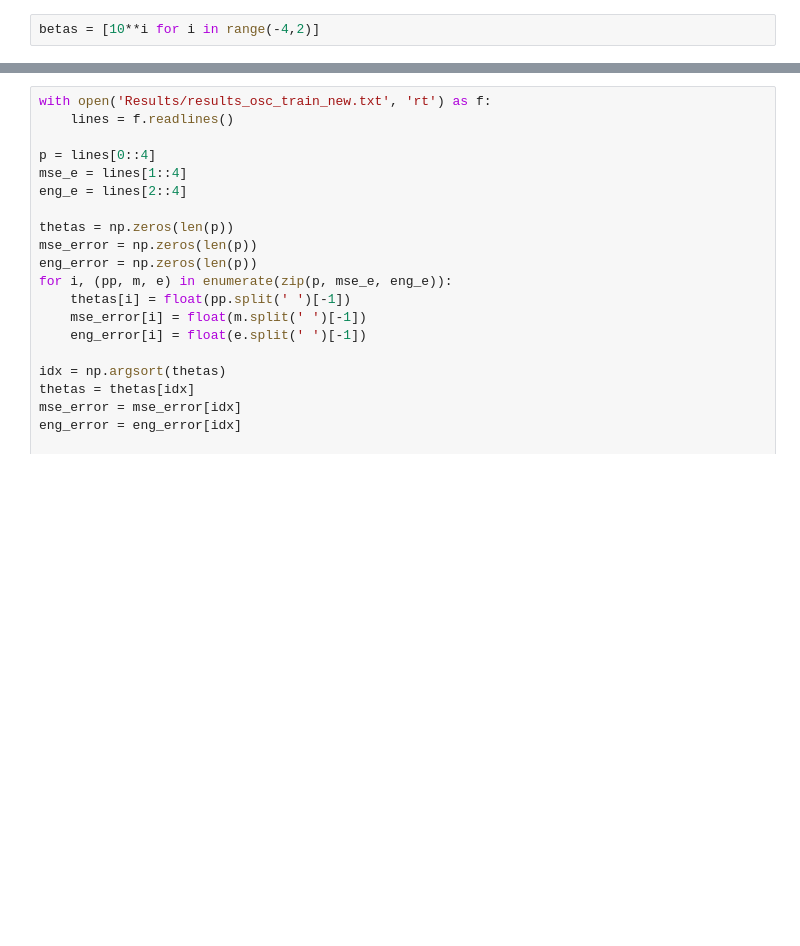
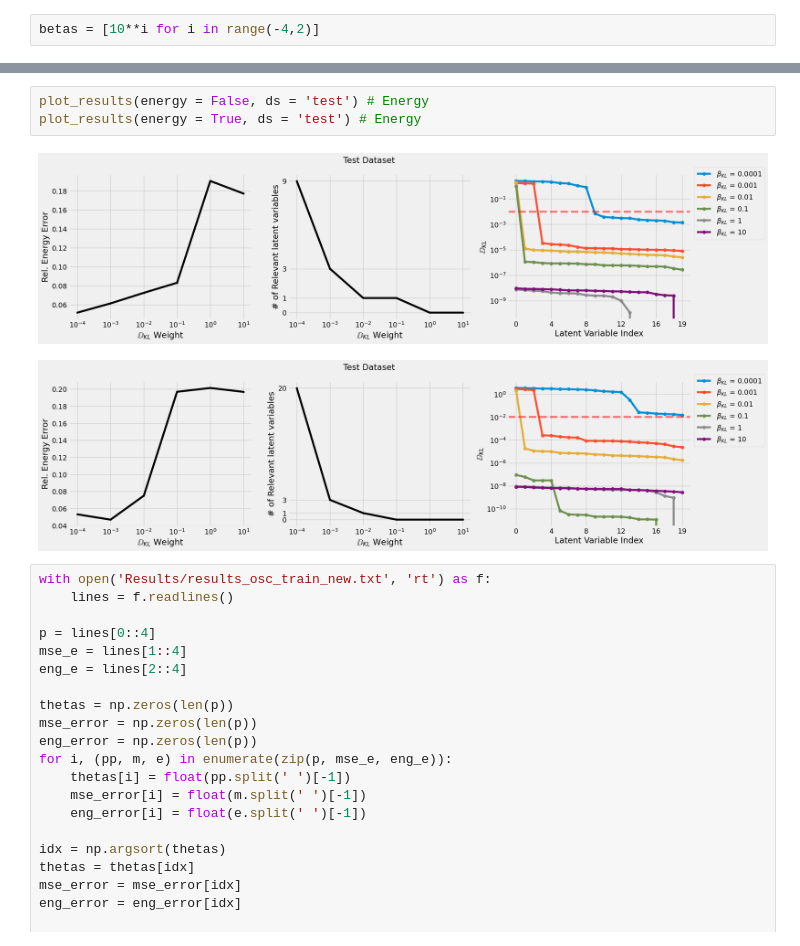
Before and after one commit to fabioamaral08/reduction-methods, a Jupyter notebook: test_scripts/Results_Beta_Sweep.ipynb, the cells around one changed output, grey strips where cells are left out. Cells and saved outputs as stored; diff of their text form; blank space fills up the shorter version.

```diff
--- a/test_scripts/Results_Beta_Sweep.ipynb
+++ b/test_scripts/Results_Beta_Sweep.ipynb
@@ -147,3 +95,9 @@ Text(0.5, 0.98, 'Test Dataset')
+# %%
+plot_results(energy = False, ds = 'test') # Energy
+plot_results(energy = True, ds = 'test') # Energy
+# %% [output]
+[figure, added]
+[figure, added]
 # %%
 with open('Results/results_osc_train_new.txt', 'rt') as f:
     lines = f.readlines()
```
Also changed, not shown: parts of 5 cells of this notebook, 5 other files.
